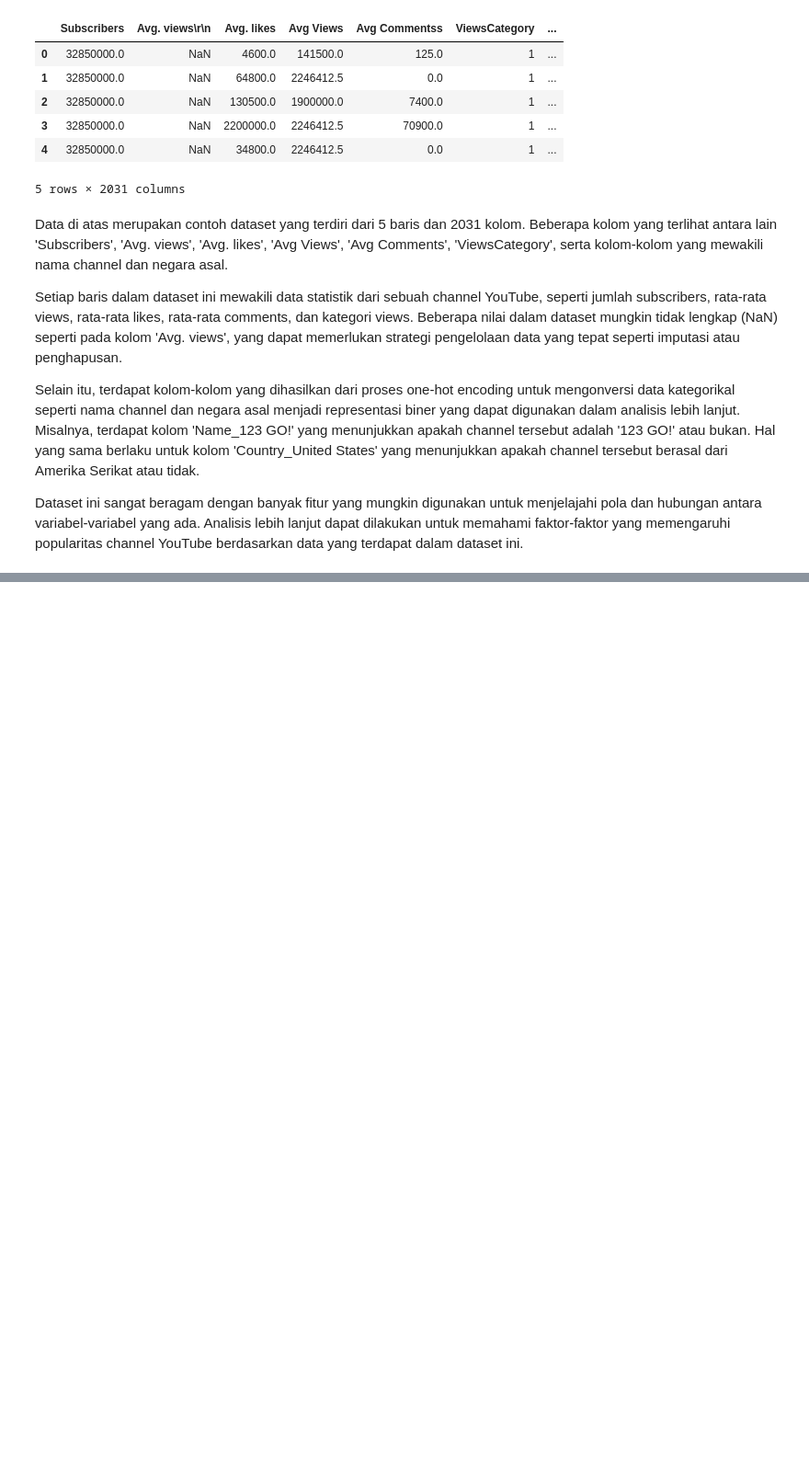
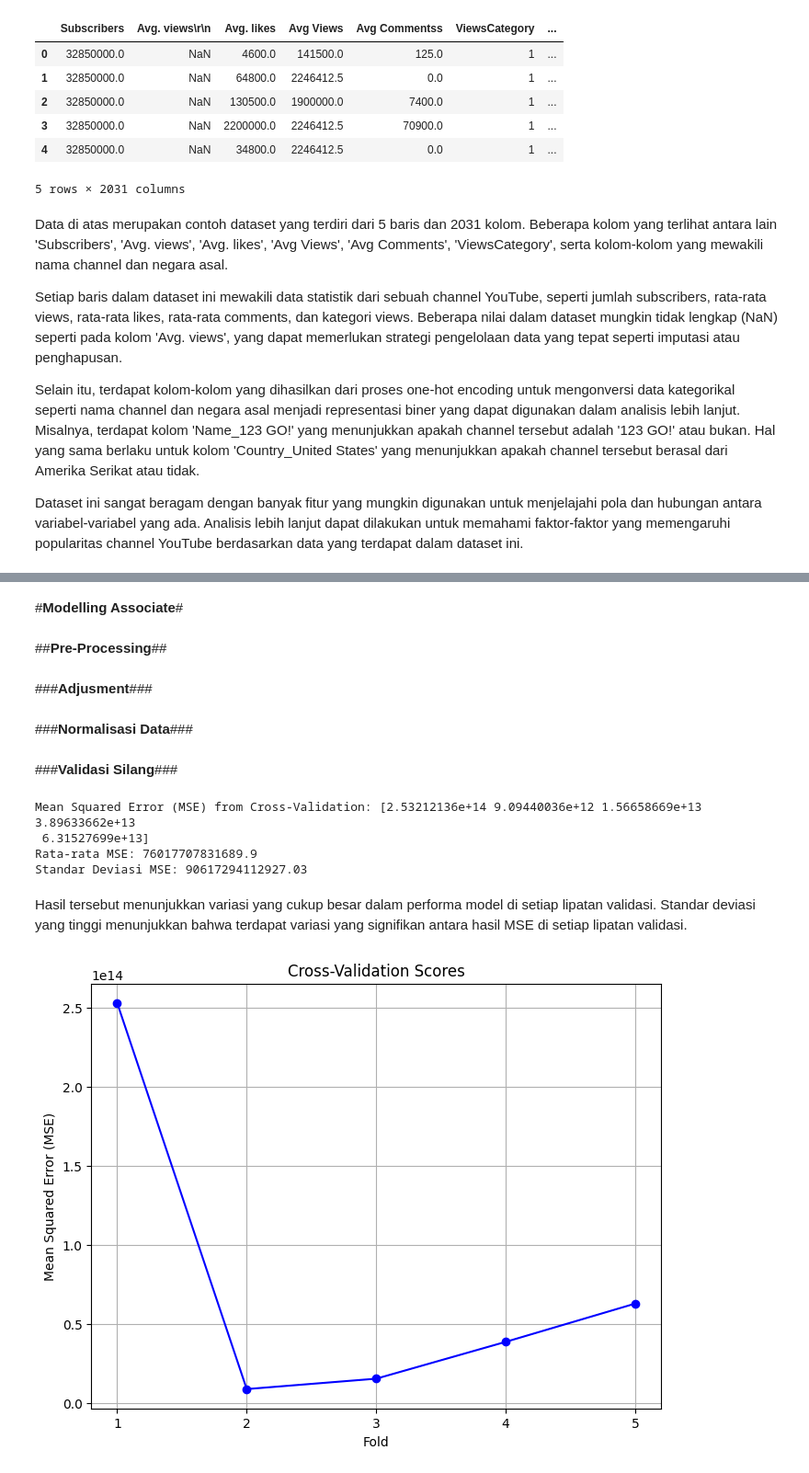
Before and after one commit to bayuprnmji31/DATA-MINING_1, a Jupyter notebook: DATA_MINING_BAYUPRNMJI_1.ipynb, the cells around one changed output, grey strips where cells are left out. Shown at 92% size. Saved outputs shown, nothing was run; the diff lists cells and outputs as text; code cells hidden in the pictures; blank space fills up the shorter version.

```diff
--- a/DATA_MINING_BAYUPRNMJI_1.ipynb
+++ b/DATA_MINING_BAYUPRNMJI_1.ipynb
@@ -1293,0 +1415,8 @@ df.to_csv("Data Cleaned.csv")
+# %%
+x = df.drop([' Subscribers', 'Avg. views\r\n'], axis=1)
+y = df[[' Subscribers']]
+
+x_train, x_test, y_train, y_test = train_test_split(x, y, test_size=0.3, random_state=42)
+
+print("Jumlah data pelatihan:", x_train.shape[0])
+print("Jumlah data pengujian:", x_test.shape[0])
@@ -1293,0 +1595,49 @@ df.to_csv("Data Cleaned.csv")
+# %% [markdown]
+#**Modelling Associate**#
+# %% [markdown]
+##**Pre-Processing**##
+# %% [markdown]
+###**Adjusment**###
+# %%
+x_final = df.drop([' Subscribers', 'Avg. views\r\n'], axis=1)
+# %% [markdown]
+###**Normalisasi Data**###
+# %%
+scaler = MinMaxScaler()
+
+x_final_norm = scaler.fit_transform(x_final)
+# %% [markdown]
+###**Validasi Silang**###
+# %%
+# Membangun model regresi linear
+model = LinearRegression()
+
+# Melakukan validasi silang dengan 5 lipatan
+scores = cross_val_score(model, x_final_norm, y, cv=5, scoring='neg_mean_squared_error')
+
+# Konversi skor menjadi MSE positif
+mse_scores = -scores
+
+# Menampilkan hasil evaluasi
+print("Mean Squared Error (MSE) from Cross-Validation:", mse_scores)
+print("Rata-rata MSE:", mse_scores.mean())
+print("Standar Deviasi MSE:", mse_scores.std())
+# %% [output]
+Mean Squared Error (MSE) from Cross-Validation: [2.53212136e+14 9.09440036e+12 1.56658669e+13 3.89633662e+13
+ 6.31527699e+13]
+Rata-rata MSE: 76017707831689.9
+Standar Deviasi MSE: 90617294112927.03
+# %% [markdown]
+Hasil tersebut menunjukkan variasi yang cukup besar dalam performa model di setiap lipatan validasi. Standar deviasi yang tinggi menunjukkan bahwa terdapat variasi yang signifikan antara hasil MSE di setiap lipatan validasi.
+# %%
+# Plot skor MSE dari setiap lipatan
+plt.figure(figsize=(8, 6))
+plt.plot(range(1, 6), mse_scores, marker='o', linestyle='-', color='b')
+plt.title('Cross-Validation Scores')
+plt.xlabel('Fold')
+plt.ylabel('Mean Squared Error (MSE)')
+plt.xticks(range(1, 6))
+plt.grid(True)
+plt.show()
+# %% [output]
+[figure, added]
```
Also changed, not shown: parts of 83 cells of this notebook.
